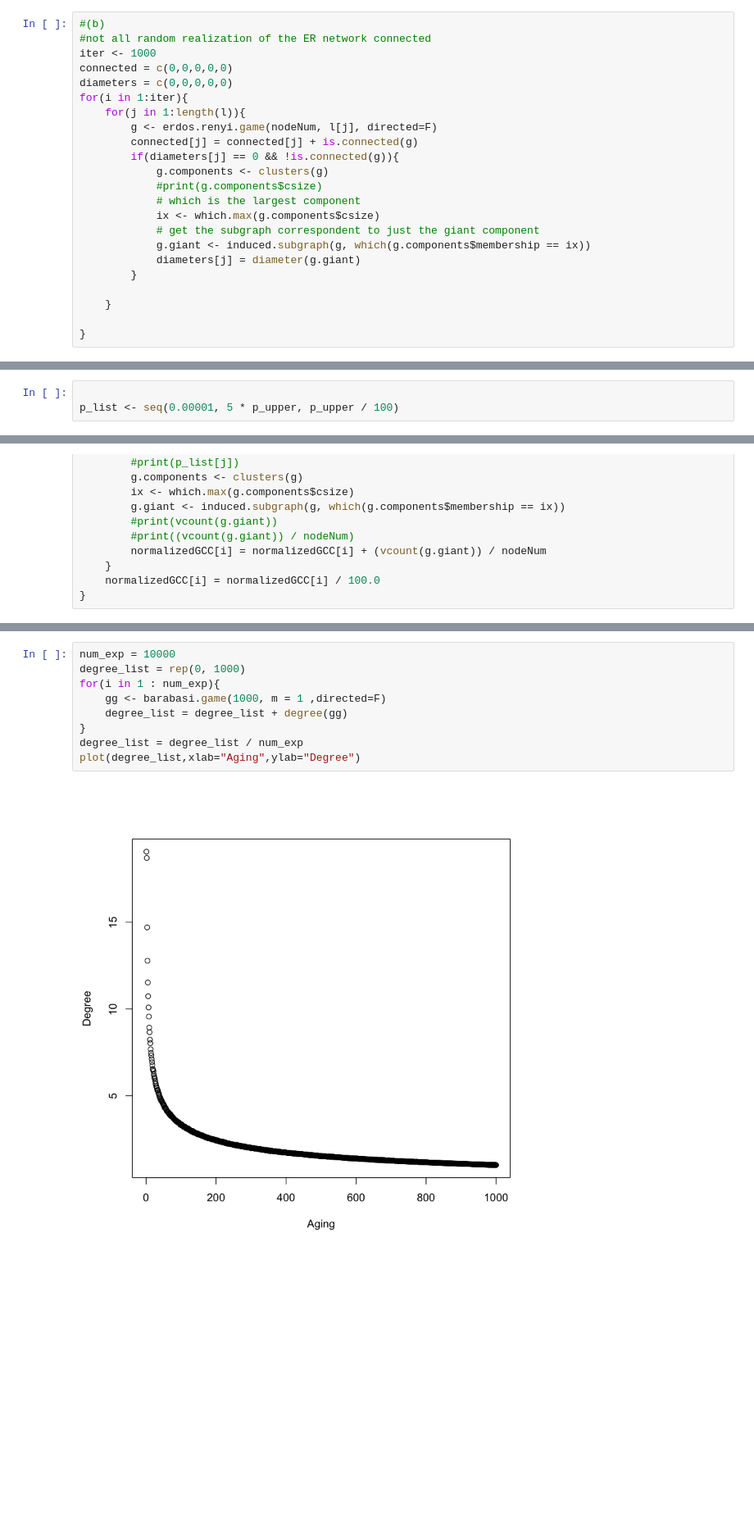
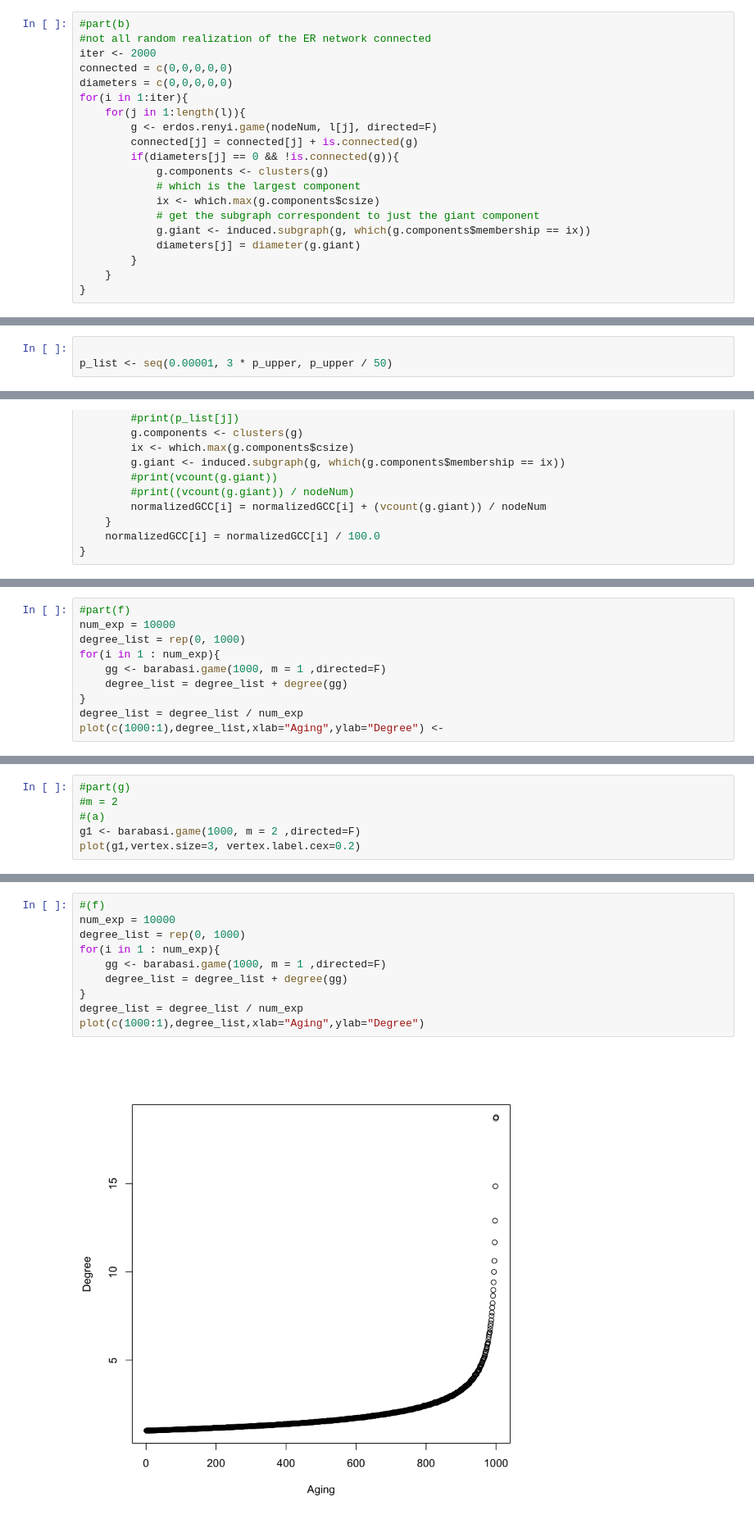
Before and after one commit to twjeric/UCLA-EE232-Large-Scale-Social-and-Complex-Networks, a Jupyter notebook: Project1/232EP1.ipynb, the cells around one changed output, grey strips where cells are left out. Shown at 82% size. Drawn from its saved outputs; the diff is of its cells as text; blank space fills up the shorter version.

```diff
--- a/Project1/232EP1.ipynb
+++ b/Project1/232EP1.ipynb
@@ -66,7 +54,7 @@ print(vars2)
 # %%
-#(b)
+#part(b)
 #not all random realization of the ER network connected
-iter <- 1000
+iter <- 2000
 connected = c(0,0,0,0,0)
 diameters = c(0,0,0,0,0)
 for(i in 1:iter){
@@ -75,15 +63,12 @@ for(i in 1:iter){
         connected[j] = connected[j] + is.connected(g)
         if(diameters[j] == 0 && !is.connected(g)){
             g.components <- clusters(g)
-            #print(g.components$csize)
             # which is the largest component
             ix <- which.max(g.components$csize)
             # get the subgraph correspondent to just the giant component
             g.giant <- induced.subgraph(g, which(g.components$membership == ix))
             diameters[j] = diameter(g.giant)
         }
-
     }
-
 }
 # %%
@@ -100,6 +88,6 @@ p_upper <- log(nodeNum) / nodeNum
 # %%
 
-p_list <- seq(0.00001, 5 * p_upper, p_upper / 100)
+p_list <- seq(0.00001, 3 * p_upper, p_upper / 50)
 # %%
 normalizedGCC = rep(0,length(p_list))
 for(i in 1:length(p_list)){
@@ -202,0 +236,10 @@ The downloaded binary packages are in
+# %%
+#part(f)
+num_exp = 10000
+degree_list = rep(0, 1000)
+for(i in 1 : num_exp){
+    gg <- barabasi.game(1000, m = 1 ,directed=F)
+    degree_list = degree_list + degree(gg)
+}
+degree_list = degree_list / num_exp
+plot(c(1000:1),degree_list,xlab="Aging",ylab="Degree") <-
@@ -202,0 +248,6 @@ The downloaded binary packages are in
+# %%
+#part(g)
+#m = 2
+#(a)
+g1 <- barabasi.game(1000, m = 2 ,directed=F)
+plot(g1,vertex.size=3, vertex.label.cex=0.2)
@@ -278,11 +339,12 @@ lines(mm2,col=2)
 # %%
+#(f)
 num_exp = 10000
 degree_list = rep(0, 1000)
 for(i in 1 : num_exp){
     gg <- barabasi.game(1000, m = 1 ,directed=F)
     degree_list = degree_list + degree(gg)
 }
 degree_list = degree_list / num_exp
-plot(degree_list,xlab="Aging",ylab="Degree")
+plot(c(1000:1),degree_list,xlab="Aging",ylab="Degree")
 # %% [output]
-[figure, old version]
+[figure, new version]
```
Also changed, not shown: parts of 33 cells of this notebook.
